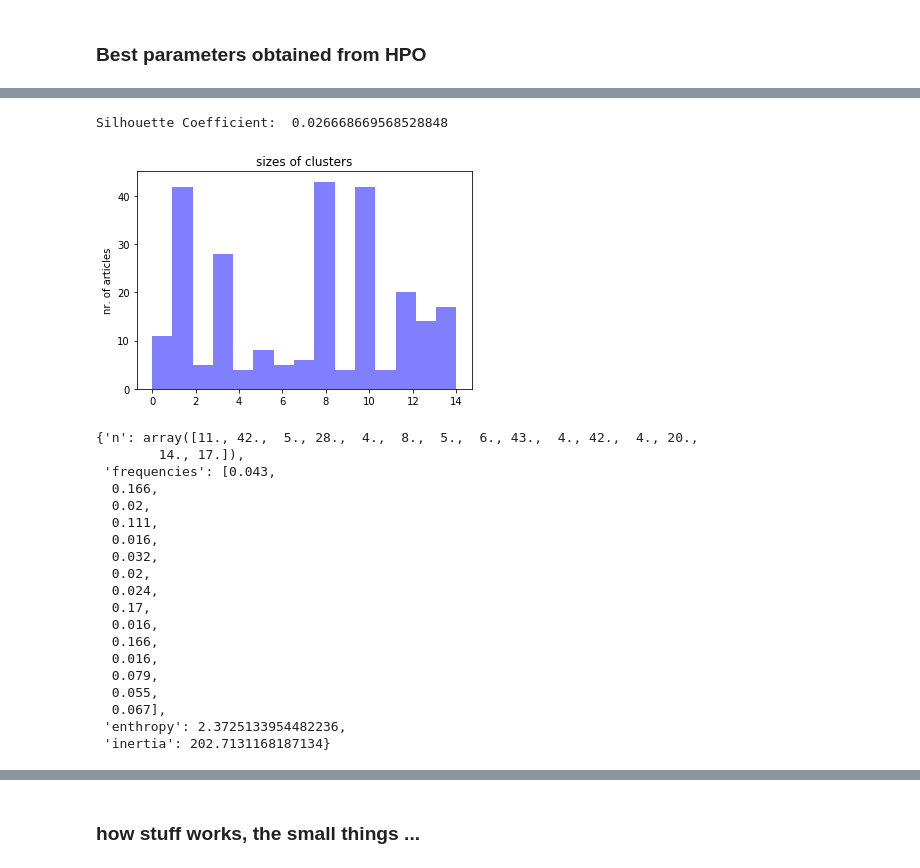
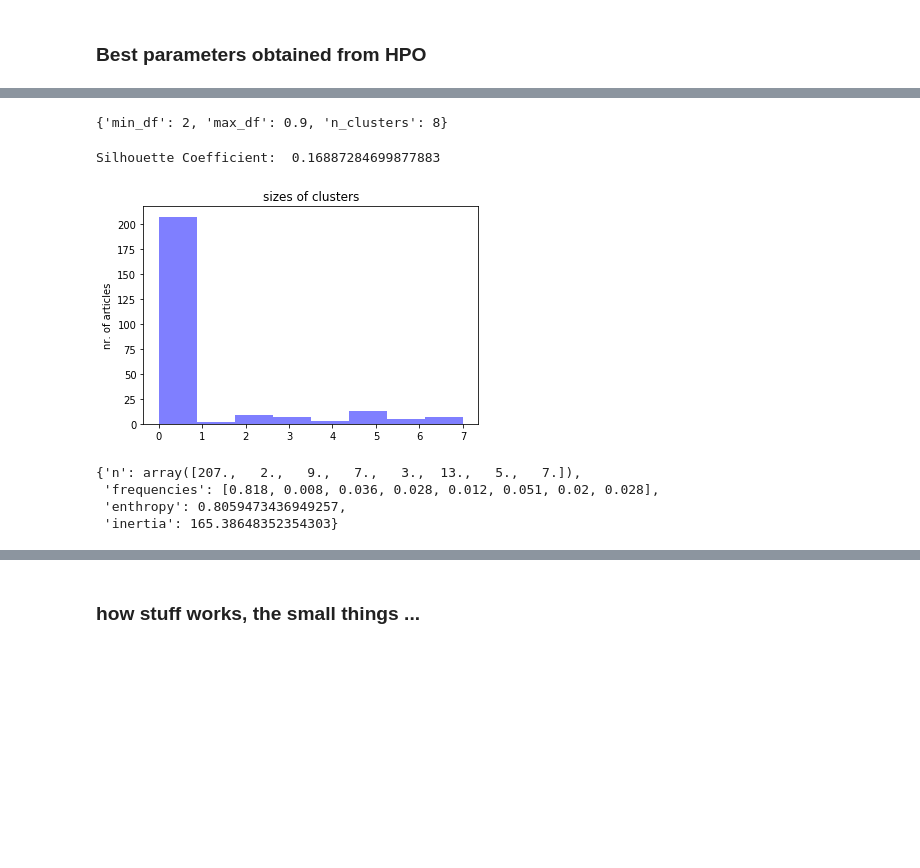
Before and after one commit to s81320/newsreader, a Jupyter notebook: workflow.ipynb, the cells around one changed output, grey strips where cells are left out. Drawn from its saved outputs; the diff is of its cells as text; code cells hidden in the pictures; blank space fills up the shorter version.

```diff
--- a/workflow.ipynb
+++ b/workflow.ipynb
@@ -305,22 +323,23 @@ since cluster sizes are closer do a uniform distribtion (cluster sizer more even
 ## HPO: Hyper parameter optimization
 # %%
 from sklearn.model_selection import GridSearchCV
-# my pipeline is text_cluster
 
 #parameters: min_df , max_df in vect , n_cluster in cluster
 
-param_grid = dict(vect__min_df=[2,3],
-                vect__max_df=[0.7,0.8,0.9],
-                 cluster__n_clusters=[5,10,15])
+def my_hpo(list_of):
+    param_grid = dict(vect__min_df=[1,2],
+                vect__max_df=[0.8,0.9, 0.95],
+                 cluster__n_clusters=[3,5,8])
 
-tfidf = TfidfVectorizer()
-km =  KMeans()
-pipe = Pipeline([('vect', tfidf), ('cluster', km) ])
+    tfidf = TfidfVectorizer()
+    km =  KMeans()
+    pipe = Pipeline([('vect', tfidf), ('cluster', km) ])
 
-# Gridsearch arguments: cv=5 for 5-fold cross validation
+    # Gridsearch arguments: cv=5 for 5-fold cross validation
     # verbose = 2: not so much output, verbose = 0: no messages during search
-grid_search=GridSearchCV(pipe, param_grid=param_grid, cv=5, verbose=2)
-grid_result=grid_search.fit(list_of_texts)
-print(grid_result)
-print('****')
-print(grid_search.best_estimator_)
+    grid_search=GridSearchCV(pipe, param_grid=param_grid, cv=5, verbose=0)
+    grid_result=grid_search.fit(list_of)
+
+    best_parameters = grid_search.best_estimator_.get_params()
+
+    return({'min_df':best_parameters['vect'].min_df , 'max_df':best_parameters['vect'].max_df , 'n_clusters':best_parameters['cluster'].n_clusters})
@@ -397,29 +348,3 @@ X['cluster']=pd.DataFrame(km_opt.labels_)
-# %%
-V = tfidf_texts.fit_transform(list_of_texts)
-print('Silhouette Coefficient: ', metrics.silhouette_score(V, km_texts.labels_, sample_size=1000))
-ml.evaluate_cluster(km_opt)
-# %% [output]
-Silhouette Coefficient:  0.026668669568528848
-[figure, removed]
-{'n': array([11., 42.,  5., 28.,  4.,  8.,  5.,  6., 43.,  4., 42.,  4., 20.,
-        14., 17.]),
- 'frequencies': [0.043,
-  0.166,
-  0.02,
-  0.111,
-  0.016,
-  0.032,
-  0.02,
-  0.024,
-  0.17,
-  0.016,
-  0.166,
-  0.016,
-  0.079,
-  0.055,
-  0.067],
- 'enthropy': 2.3725133954482236,
- 'inertia': 202.7131168187134}
 # %%
 # to run the best clustering without looking at the best parameters from HPO
 # pipe.set_params(**grid_search.best_estimator_.get_params())
@@ -435,0 +355,26 @@ n_clusters_opt= w[1].n_clusters
+# %%
+param_opt_titles= my_hpo(list_of_titles)
+print(param_opt_titles)
+# %% [output]
+{'min_df': 2, 'max_df': 0.9, 'n_clusters': 8}
+# %%
+list_of = list_of_titles
+param_opt= param_opt_titles
+
+# apply optimized parameters
+tfidf_opt , km_opt=my_clustering(list_of, **param_opt)
+
+# keep cluster assignment in X df
+X['cluster']=pd.DataFrame(km_opt.labels_)
+
+# output silhouette score and barchart
+V = tfidf_opt.fit_transform(list_of)
+print('Silhouette Coefficient: ', metrics.silhouette_score(V, km_opt.labels_, sample_size=1000))
+ml.evaluate_cluster(km_opt)
+# %% [output]
+Silhouette Coefficient:  0.16887284699877883
+[figure, added]
+{'n': array([207.,   2.,   9.,   7.,   3.,  13.,   5.,   7.]),
+ 'frequencies': [0.818, 0.008, 0.036, 0.028, 0.012, 0.051, 0.02, 0.028],
+ 'enthropy': 0.8059473436949257,
+ 'inertia': 165.38648352354303}
```
Also changed, not shown: parts of 32 cells of this notebook, 2 other files.
